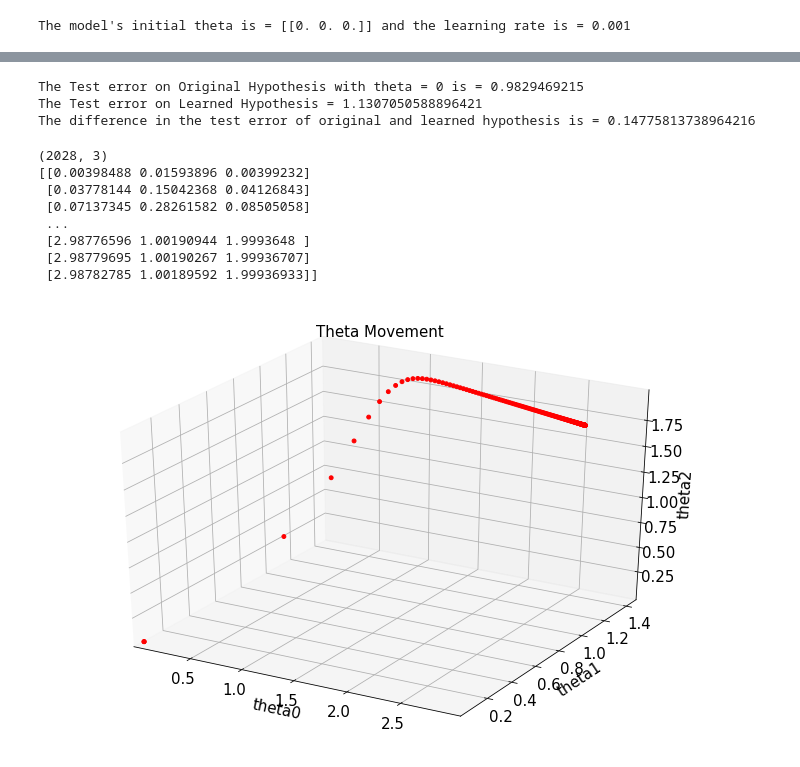
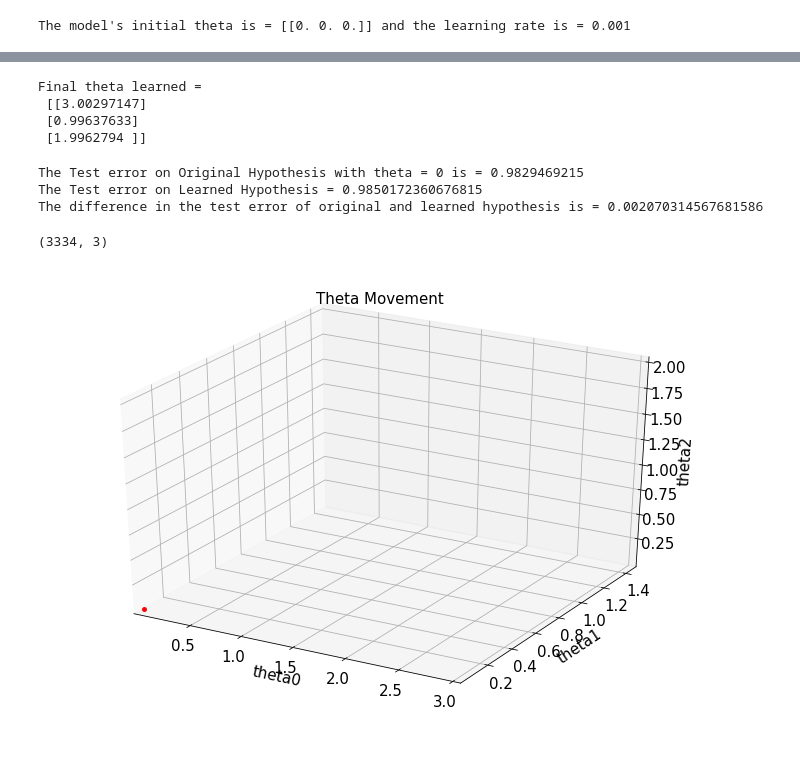
Before and after one commit to agarwal-ayushi/Machine-Learning-Assignments, a Jupyter notebook: Assignment1/ques2/ques2_final.ipynb, the cells around one changed output, grey strips where cells are left out. Cells and saved outputs as stored; diff of their text form; code cells hidden in the pictures.

```diff
--- a/Assignment1/ques2/ques2_final.ipynb
+++ b/Assignment1/ques2/ques2_final.ipynb
@@ -100,10 +100,8 @@ Initial Cost value for the hypothesis with zero parameters=18.93045800596544
 # %%
 #r is the current batch size (choose between 1, 100, 10000, 1000000 - defined in batch_size array)
-r = batch_size[0]
-#r = sys.argv[0]
+r = batch_size[1]
 
 #number of batches (sub batches stored in an array mini_batch)
 mini_batch = [(X[i:i+r,:], Y[i:i+r]) for i in range(0, m, r)]
 print("The size of one batch is = {} and the number of batches = {}".format(r, len(mini_batch)))
-#for b in mini_batch: print(b[1])
 # %% [output]
@@ -115,22 +113,26 @@ start = time.time()
 i=0   #Variable for outer loop
 J_curr=0.0; #Store the current cost at one (r=1) data point/over r data points
 theta_all = theta
-#print(theta_all)
 
 J_avg = np.array([cost_total(X[0], theta, Y[0], 1)])
 print(J_avg)
 
-#while(np.amax(abs(cost_grad(X, theta, Y, m))) >= 0.0000001):
+#We change the while condition to while(1) for r=1 since only one epoch is enough.
 while(True):
     i+=1
     count = 0
-    cost_initial = cost_total(X, theta, Y, m)
+    cost_initial = cost_total(X, theta, Y, m) # Cost at the starting of the epoch
     for b in mini_batch:
         X_b = b[0]
         Y_b = b[1]
         J_curr += cost_total(X_b, theta, Y_b, r)
-        if(count%10000 == 0 and count!=0):
-            J_curr /= 10000; #gives the average cost over 1000 iterations.
+        #Change this value for different batch sizes.
+        # When r = 1, then we check convergence at every 10000 samples.
+        # When r = 100, #batches= 10000, then we chech the average cost of every 100 samples.
+        # When r = 10000, #batches = 100, then we check the average cost after every 10 samples.
+        # When r = 1000000, #batches = 1, count is always 1 so this doesnt matter.
+        if(count%100 == 0 and count!=0):
+            J_curr /= 100; #gives the average cost over 1000 iterations.
             J_avg = np.append(J_avg, J_curr)
             print("Current average cost = {}".format(J_curr))
             J_curr=0.0;
@@ -139,7 +141,7 @@ while(True):
         count +=1
     cost_final = cost_total(X, theta, Y, m)
     print("Cost is = {} in iterations = {}".format(cost_final, i))
-    if (abs(cost_final - cost_initial) < 0.01):
+    if (abs(cost_final - cost_initial) < 0.00000001):
         print(cost_final, cost_initial, cost_final-cost_initial)
         break
 end = time.time()
@@ -172,3 +168,10 @@ theta, count
+# %%
+print("Final theta learned = \n", theta)
+# %% [output]
+Final theta learned =
+ [[3.00297147]
+ [0.99637633]
+ [1.9962794 ]]
 # %%
 test_err_original = cost_total(X_test, np.array([[3],[1],[2]]), Y_test, num_test)
 print("The Test error on Original Hypothesis with theta = 0 is = {}".format(test_err_original))
@@ -179,54 +182,58 @@ print("The Test error on Learned Hypothesis = {}".format(test_err_learned))
 print("The difference in the test error of original and learned hypothesis is = {}".format(test_err_learned-test_err_original))
 # %% [output]
 The Test error on Original Hypothesis with theta = 0 is = 0.9829469215
-The Test error on Learned Hypothesis = 1.1307050588896421
-The difference in the test error of original and learned hypothesis is = 0.14775813738964216
+The Test error on Learned Hypothesis = 0.9850172360676815
+The difference in the test error of original and learned hypothesis is = 0.002070314567681586
-# %%
-theta_all_new = theta_all.T[0::15,:]
-print(theta_all_new.shape)
-print(theta_all_new)
-# %% [output]
-(2028, 3)
-[[0.00398488 0.01593896 0.00399232]
- [0.03778144 0.15042368 0.04126843]
- [0.07137345 0.28261582 0.08505058]
- ...
- [2.98776596 1.00190944 1.9993648 ]
- [2.98779695 1.00190267 1.99936707]
- [2.98782785 1.00189592 1.99936933]]
+# %%
+#For r =1
+#theta_all_new = theta_all.T[0:40000:5,:]
+#For r = 100
+theta_all_new = theta_all.T[0::15,:]
+#For r = 10000
+#theta_all_new = theta_all.T[0::15,:]
+#For r = 1000000
+#theta_all_new = theta_all.T[0::30,:]
+print(theta_all_new.shape)
+# %% [output]
+(3334, 3)
 # %%
 from mpl_toolkits.mplot3d import Axes3D
 from matplotlib.animation import FuncAnimation
 fig = plt.figure(figsize=(12,8))
 ax = fig.add_subplot(111, projection='3d')
 ax.set_title("Theta Movement", fontsize=15)
 ax.set_xlabel('theta0', fontsize=15)
 ax.set_ylabel('theta1', fontsize=15)
 ax.set_zlabel('theta2', fontsize=15)
 ax.tick_params(axis='both', which='major', labelsize=15)
 
 graph = ax.scatter([], [], [], marker='o', c='r', s=15)
 ax.set_xlim(np.amin(theta_all_new[:,0]), np.amax(theta_all_new[:,0]))
 ax.set_ylim(np.amin(theta_all_new[:,1]), np.amax(theta_all_new[:,1]))
 ax.set_zlim(np.amin(theta_all_new[:,2]), np.amax(theta_all_new[:,2]))
 graph.set_alpha(1)
 xdata, ydata, zdata = [], [], []
 
 def animate(i):
     xdata.append(theta_all_new[i,0])
     ydata.append(theta_all_new[i,1])
     zdata.append(theta_all_new[i,2])
     graph._offsets3d = (xdata, ydata, zdata)
     return graph
 
-anim = FuncAnimation(fig, animate, frames=np.arange(0, theta_all_new.shape[0], 10), interval=200, repeat_delay=3000, blit=False)
-anim.save('plot_r_100.gif', writer='imagemagick')
+#for r =1
+#anim = FuncAnimation(fig, animate, frames=np.arange(0, theta_all_new.shape[0], 1000), interval=200, repeat_delay=3000, blit=False)
 
-# plt.ion()
+#for r =100
+anim = FuncAnimation(fig, animate, frames=np.arange(0, theta_all_new.shape[0], 20), interval=200, repeat_delay=3000, blit=False)
 
-# for i in range(theta_all_new.shape[0]):
-#     ax.scatter(theta_all_new[i,0], theta_all_new[i,1], theta_all_new[i,2], c='r', marker='o', s=50)
-#     plt.pause(0.02)
-#     plt.draw()
+#for r =10000
+#anim = FuncAnimation(fig, animate, frames=np.arange(0, theta_all_new.shape[0], 10), interval=200, repeat_delay=3000, blit=False)
+
+#for r =1000000
+#anim = FuncAnimation(fig, animate, frames=np.arange(0, theta_all_new.shape[0], 10), interval=200, repeat_delay=3000, blit=False)
+
+plt.show()
+#anim.save('plot_r_100.gif', writer='imagemagick')
 # %% [output]
-[figure, old version]
+[figure, new version]
```
Also changed, not shown: parts of 7 cells of this notebook, 14 other files.
